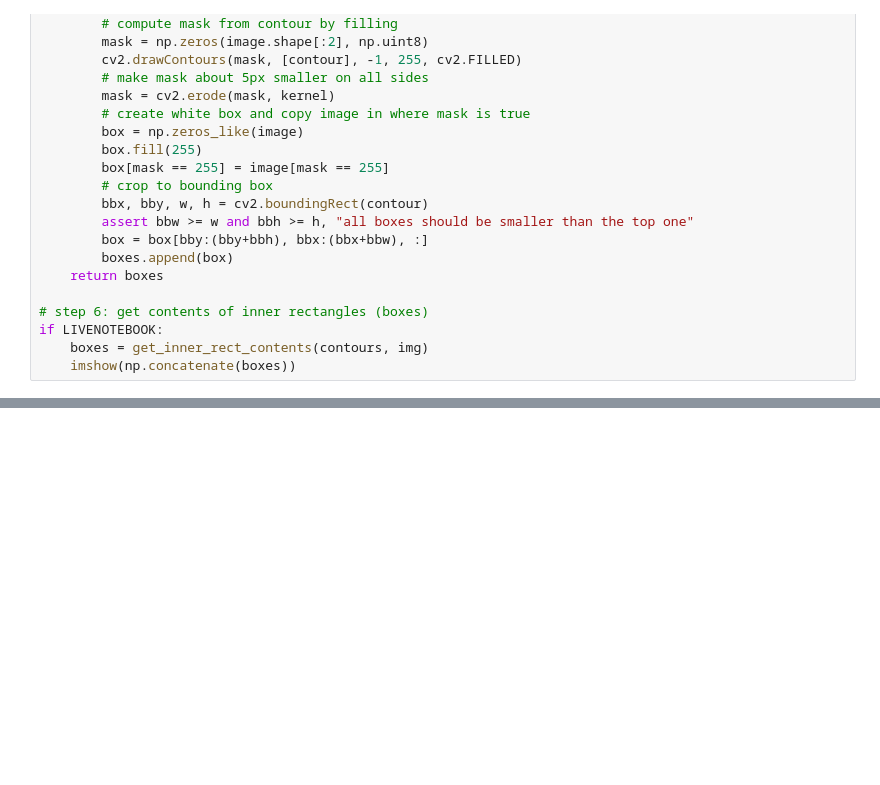
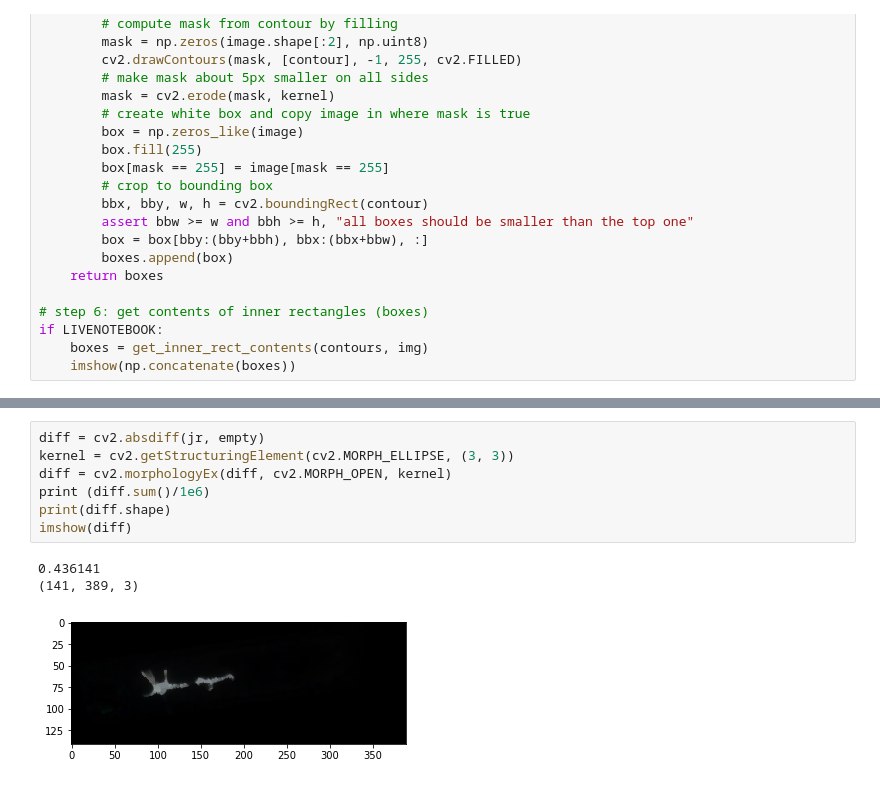
Before and after one commit to dirkjot/pingpongcam, a Jupyter notebook: opencv/extract blue grid.ipynb, the cells around one changed output, grey strips where cells are left out. Drawn from its saved outputs; the diff is of its cells as text; blank space fills up the shorter version.

```diff
--- a/opencv/extract blue grid.ipynb
+++ b/opencv/extract blue grid.ipynb
@@ -182,0 +242,11 @@ plt.imshow(np.concatenate(boxes))
+# %%
+diff = cv2.absdiff(jr, empty)
+kernel = cv2.getStructuringElement(cv2.MORPH_ELLIPSE, (3, 3))
+diff = cv2.morphologyEx(diff, cv2.MORPH_OPEN, kernel)
+print (diff.sum()/1e6)
+print(diff.shape)
+imshow(diff)
+# %% [output]
+0.436141
+(141, 389, 3)
+[figure, added]
```
Also changed, not shown: parts of 13 cells of this notebook, 3 other files.
